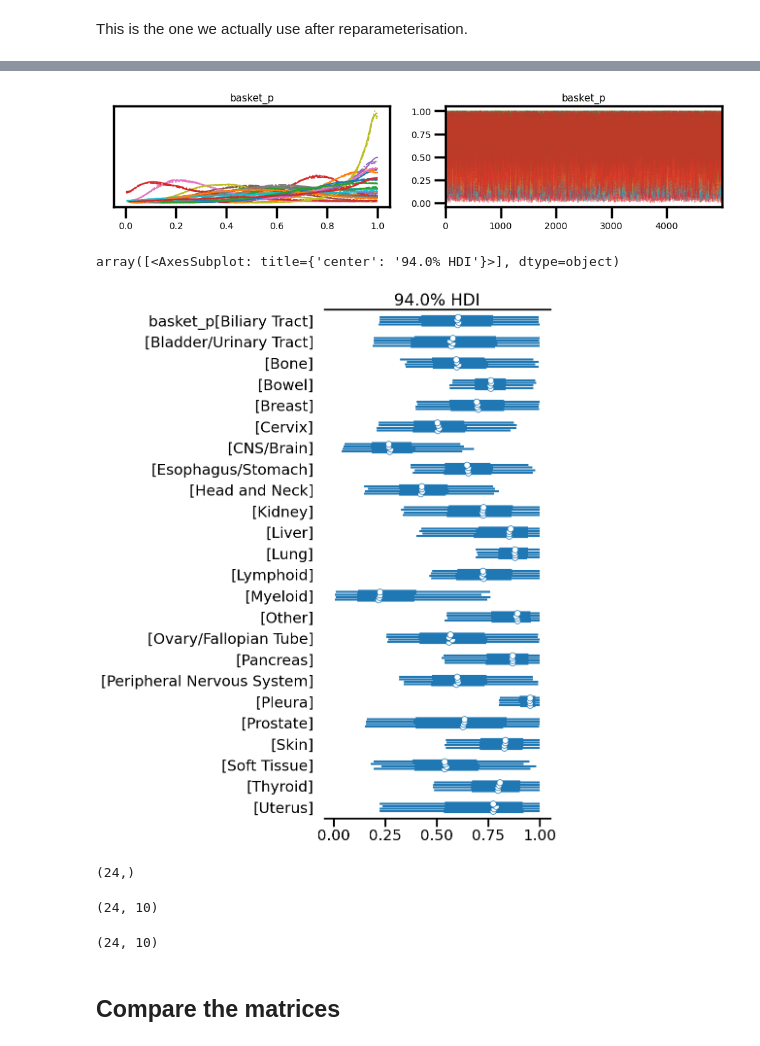
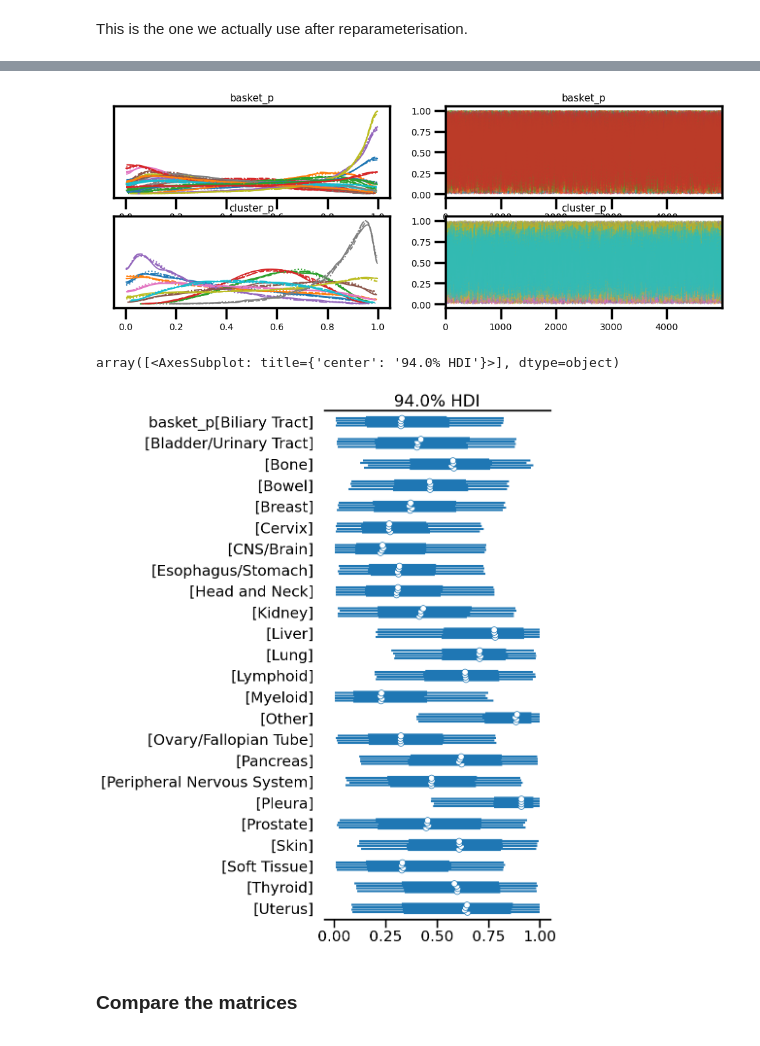
Before and after one commit to glasgowcompbio/pyBasket, a Jupyter notebook: paper/report_analysis_Docetaxel_cluster_10.ipynb, the cells around one changed output, grey strips where cells are left out. Saved outputs shown, nothing was run; the diff lists cells and outputs as text; code cells hidden in the pictures.

Commit message:
Modified pyBasket to correctly model the interaction between baskets & clusters.

```diff
--- a/paper/report_analysis_Docetaxel_cluster_10.ipynb
+++ b/paper/report_analysis_Docetaxel_cluster_10.ipynb
@@ -520,4 +521,8 @@ pivot_df
 | 21 | 3 | 7 |
 | 22 | 5 | 7 |
 | 23 | 1 | 1 |
+# %%
+data_df = patient_df
+n_tissues = K
+n_clusters = C
 # %% [markdown]
@@ -664 +604,3 @@ model_h2_nc = get_model_pyBasket_nc(patient_df, K, C)
+# %%
+model_pyBasket_nc = get_model_pyBasket_nc(data_df, n_tissues, n_clusters)
 # %%
@@ -666,8 +608,8 @@ pm.model_to_graphviz(model_h2_nc)
 # %% [output]
 [drawing not drawn]
 # %%
-with model_h2_nc:
-    trace_h2 = pm.sample(n_sample, tune=n_burn_in, idata_kwargs={'log_likelihood': True}, target_accept=target_accept)
+with model_pyBasket_nc:
+    trace_pyBasket = pm.sample(n_sample, tune=n_burn_in, idata_kwargs={'log_likelihood': True}, target_accept=target_accept)
 # %% [output]
 Auto-assigning NUTS sampler...
 Initializing NUTS using jitter+adapt_diag...
@@ -698,10 +636,10 @@ az.summary(trace_h2).round(2)
 # %%
-az.plot_trace(trace_h2, var_names=['basket_p']);
+az.plot_trace(trace_pyBasket, var_names=['basket_p', 'cluster_p']);
 # %% [output]
-[figure, old version]
+[figure, new version]
 # %%
-az.plot_forest(trace_h2, var_names=['basket_p'])
+az.plot_forest(trace_pyBasket, var_names=['basket_p'])
 # %% [output]
 array([<AxesSubplot: title={'center': '94.0% HDI'}>], dtype=object)
-[figure, old version]
+[figure, new version]
 # %%
@@ -709,16 +647,4 @@ stacked_h2 = az.extract(trace_h2)
 # %%
-inferred_basket_h2 = np.mean(stacked_h2.basket_p.values, axis=1)
-inferred_basket_h2.shape
+inferred_basket_p = np.mean(stacked_pyBasket.basket_p.values, axis=1)
-# %% [output]
-(24,)
 # %%
-inferred_cluster_h2 = np.mean(stacked_h2.cluster_p.values, axis=2)
-inferred_cluster_h2.shape
+inferred_cluster_p = np.mean(stacked_pyBasket.cluster_p.values, axis=1)
-# %% [output]
-(24, 10)
-# %%
-inferred_basket_h2_tiled = np.tile(inferred_basket_h2, (C, 1)).T
-inferred_mat_h2 = inferred_basket_h2_tiled * inferred_cluster_h2
-inferred_mat_h2.shape
-# %% [output]
-(24, 10)
@@ -725,4 +653,4 @@ inferred_mat_h2.shape
 # %% [markdown]
-## Compare the matrices
+### Compare the matrices
 # %%
 sns.set_context('poster')
```
Also changed, not shown: parts of 47 cells of this notebook, 6 other files.
